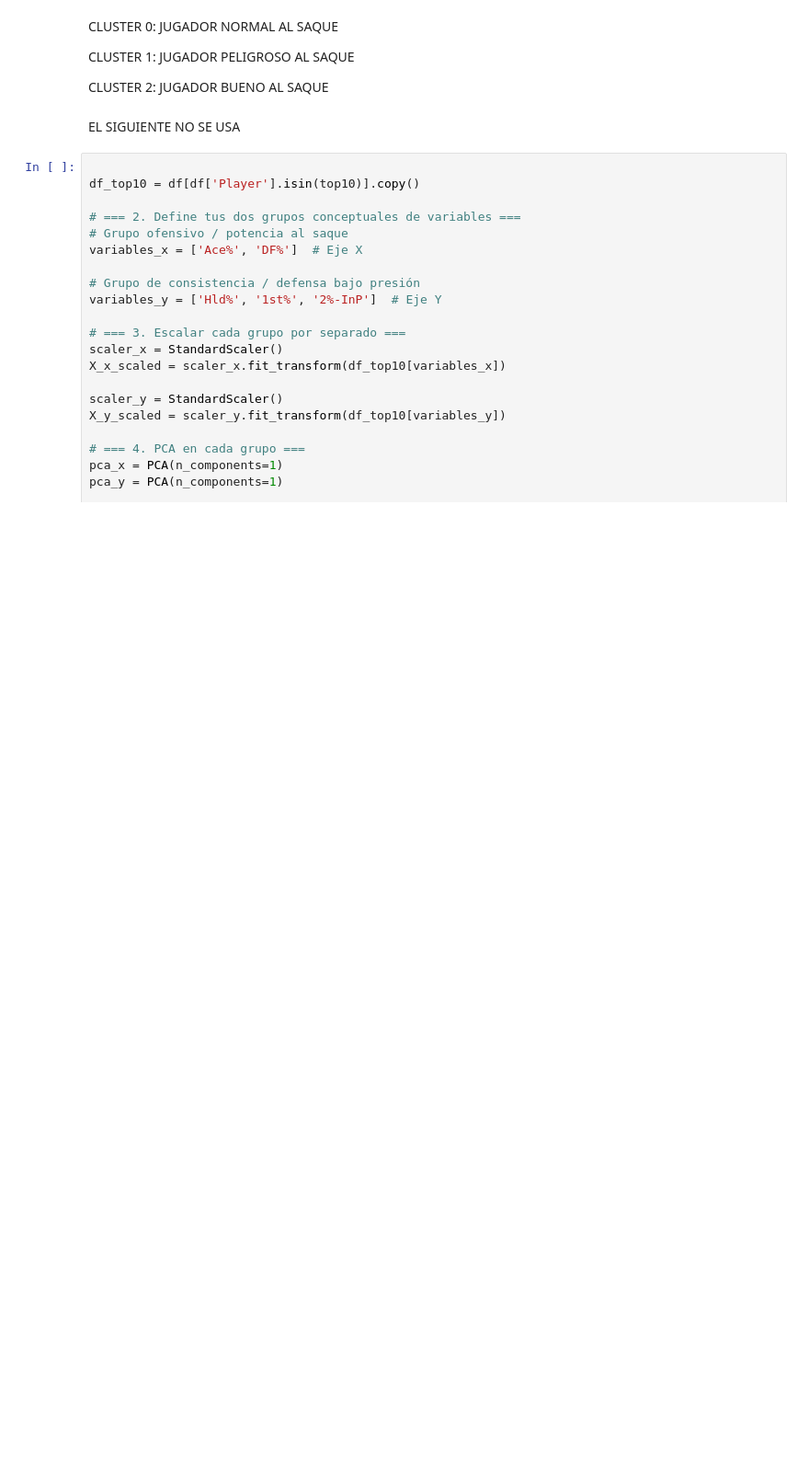
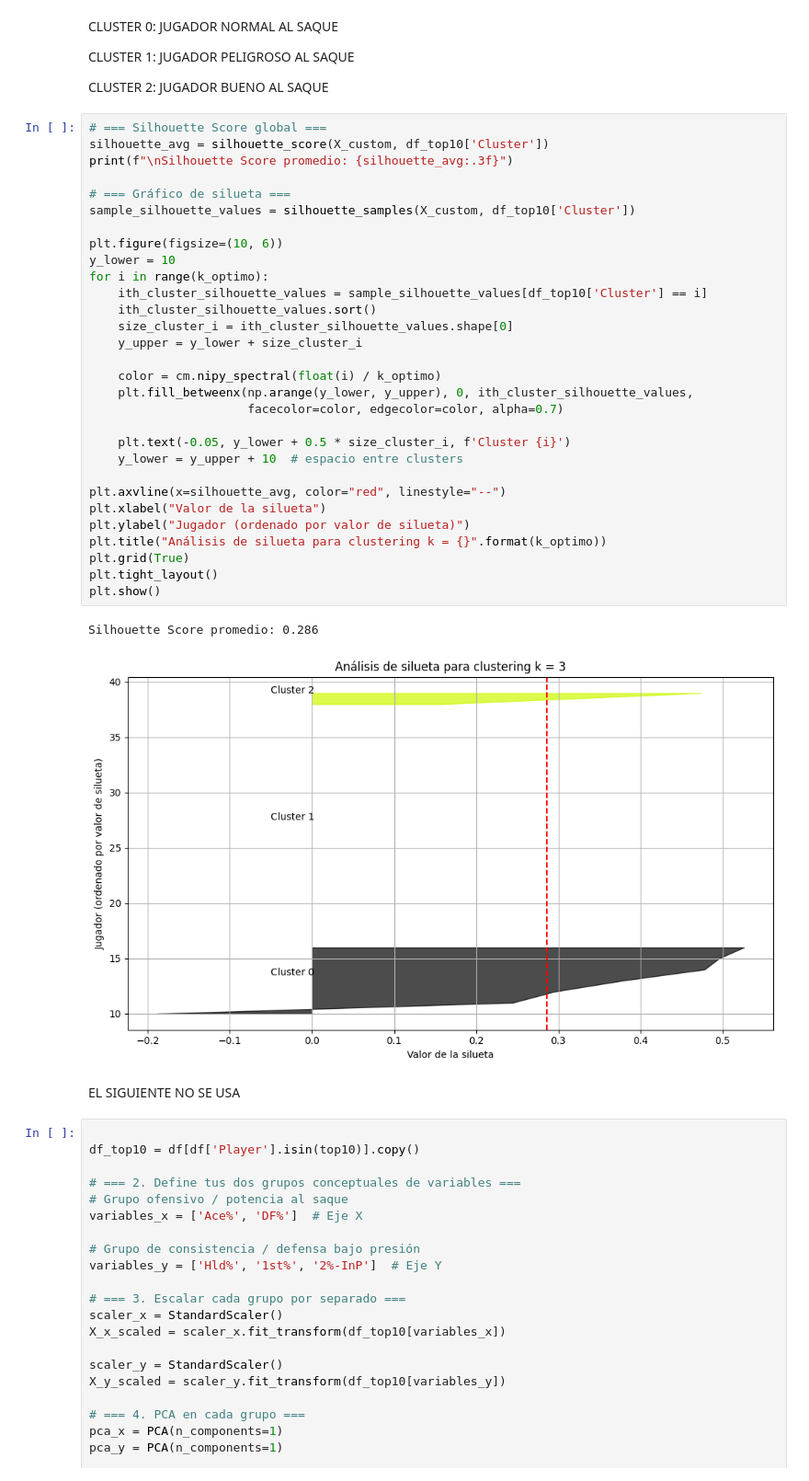
Before and after one commit to joseluis031/TFG_Tennis, a Jupyter notebook: clusters_perfiles_clay.ipynb, the cells around one changed output. Shown at 92% size. Drawn from its saved outputs; the diff is of its cells as text; blank space fills up the shorter version.

```diff
--- a/clusters_perfiles_clay.ipynb
+++ b/clusters_perfiles_clay.ipynb
@@ -124,6 +294,39 @@ CLUSTER 0: JUGADOR NORMAL AL SAQUE
 CLUSTER 1: JUGADOR PELIGROSO AL SAQUE
 
 CLUSTER 2: JUGADOR BUENO AL SAQUE
+# %%
+# === Silhouette Score global ===
+silhouette_avg = silhouette_score(X_custom, df_top10['Cluster'])
+print(f"\nSilhouette Score promedio: {silhouette_avg:.3f}")
+
+# === Gráfico de silueta ===
+sample_silhouette_values = silhouette_samples(X_custom, df_top10['Cluster'])
+
+plt.figure(figsize=(10, 6))
+y_lower = 10
+for i in range(k_optimo):
+    ith_cluster_silhouette_values = sample_silhouette_values[df_top10['Cluster'] == i]
+    ith_cluster_silhouette_values.sort()
+    size_cluster_i = ith_cluster_silhouette_values.shape[0]
+    y_upper = y_lower + size_cluster_i
+
+    color = cm.nipy_spectral(float(i) / k_optimo)
+    plt.fill_betweenx(np.arange(y_lower, y_upper), 0, ith_cluster_silhouette_values,
+                      facecolor=color, edgecolor=color, alpha=0.7)
+
+    plt.text(-0.05, y_lower + 0.5 * size_cluster_i, f'Cluster {i}')
+    y_lower = y_upper + 10  # espacio entre clusters
+
+plt.axvline(x=silhouette_avg, color="red", linestyle="--")
+plt.xlabel("Valor de la silueta")
+plt.ylabel("Jugador (ordenado por valor de silueta)")
+plt.title("Análisis de silueta para clustering k = {}".format(k_optimo))
+plt.grid(True)
+plt.tight_layout()
+plt.show()
+# %% [output]
+Silhouette Score promedio: 0.286
+[figure, added]
 # %% [markdown]
 EL SIGUIENTE NO SE USA
 # %%
```
Also changed, not shown: parts of 13 cells of this notebook, 1 other file.
